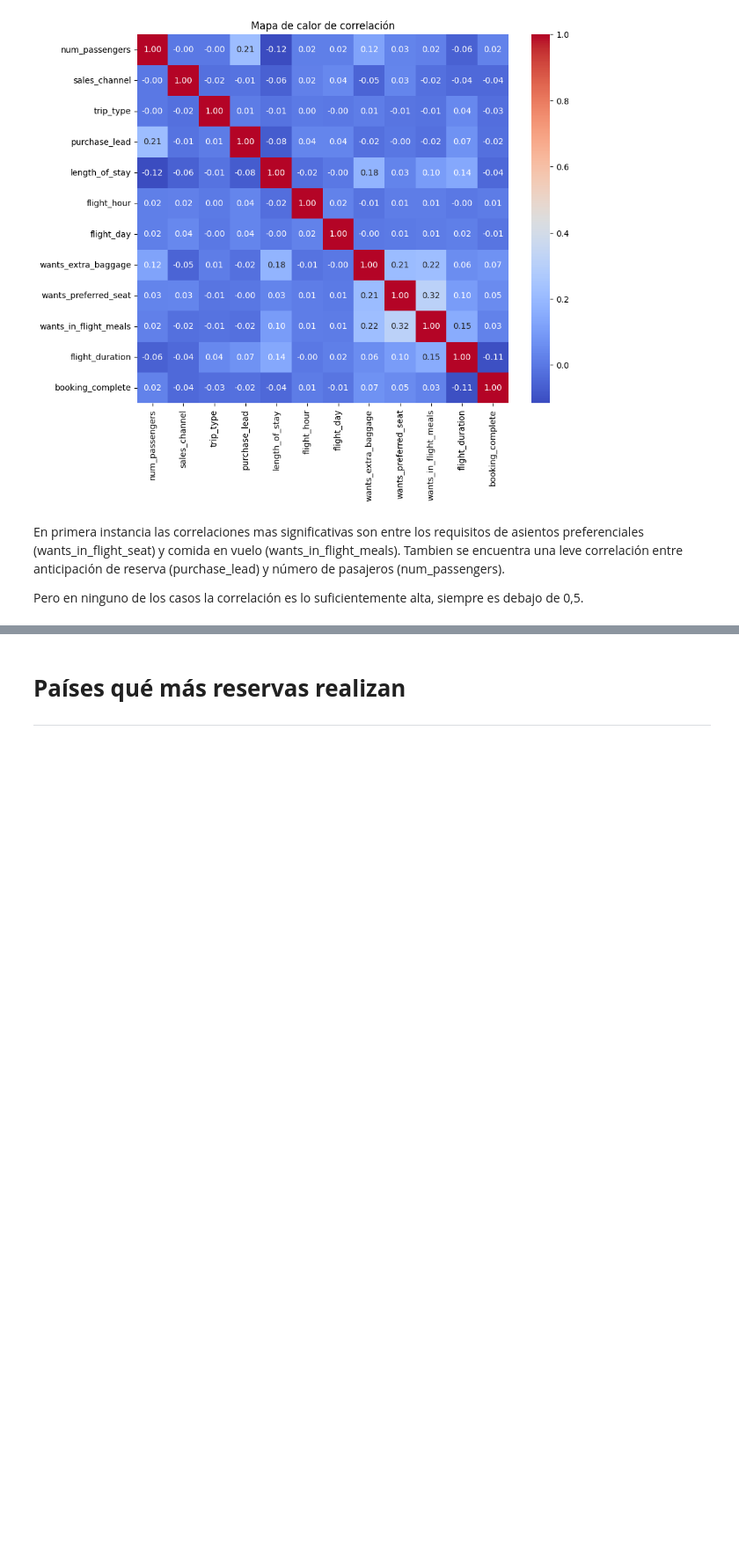
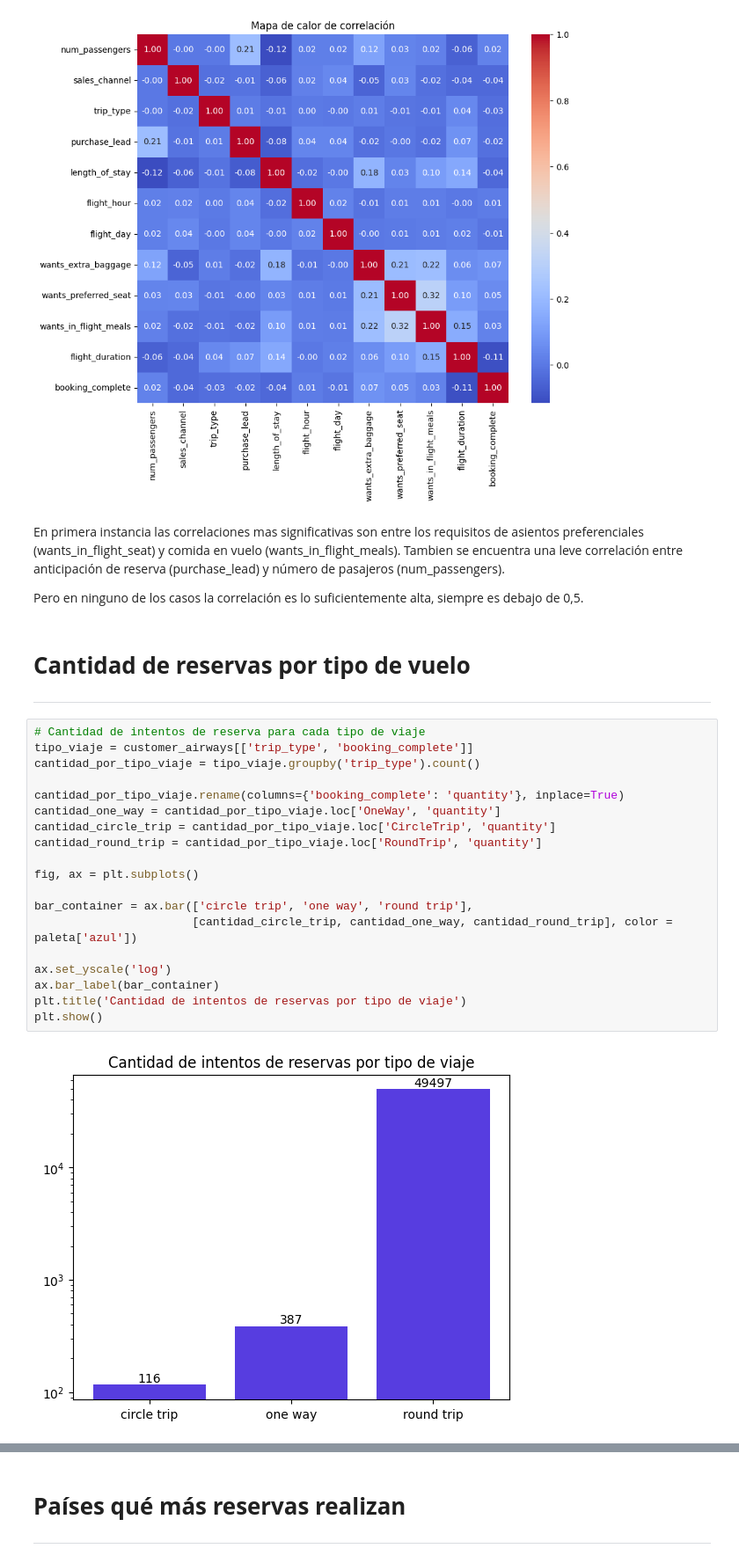
Before and after one commit to alexguttlein/TP1-AnalisisExploratorioDeDatos, a Jupyter notebook: TP1_Análisis_Exploratorio_de_Datos.ipynb, the cells around one changed output, grey strips where cells are left out. Shown at 88% size. Drawn from its saved outputs; the diff is of its cells as text; blank space fills up the shorter version.

Commit message:
Adds barplots for trip type

```diff
--- a/TP1_Análisis_Exploratorio_de_Datos.ipynb
+++ b/TP1_Análisis_Exploratorio_de_Datos.ipynb
@@ -148,3 +148,28 @@ plt.show()
 En primera instancia las correlaciones mas significativas son entre los requisitos de asientos preferenciales (wants_in_flight_seat) y comida en vuelo (wants_in_flight_meals). Tambien se encuentra una leve correlación entre anticipación de reserva (purchase_lead) y número de pasajeros (num_passengers).
 
 Pero en ninguno de los casos la correlación es lo suficientemente alta, siempre es debajo de 0,5.
+# %% [markdown]
+# **Cantidad de reservas por tipo de vuelo**
+
+---
+# %%
+# Cantidad de intentos de reserva para cada tipo de viaje
+tipo_viaje = customer_airways[['trip_type', 'booking_complete']]
+cantidad_por_tipo_viaje = tipo_viaje.groupby('trip_type').count()
+
+cantidad_por_tipo_viaje.rename(columns={'booking_complete': 'quantity'}, inplace=True)
+cantidad_one_way = cantidad_por_tipo_viaje.loc['OneWay', 'quantity']
+cantidad_circle_trip = cantidad_por_tipo_viaje.loc['CircleTrip', 'quantity']
+cantidad_round_trip = cantidad_por_tipo_viaje.loc['RoundTrip', 'quantity']
+
+fig, ax = plt.subplots()
+
+bar_container = ax.bar(['circle trip', 'one way', 'round trip'],
+                       [cantidad_circle_trip, cantidad_one_way, cantidad_round_trip], color = paleta['azul'])
+
+ax.set_yscale('log')
+ax.bar_label(bar_container)
+plt.title('Cantidad de intentos de reservas por tipo de viaje')
+plt.show()
+# %% [output]
+[figure, added]
```
Also changed, not shown: parts of 2 cells of this notebook.
